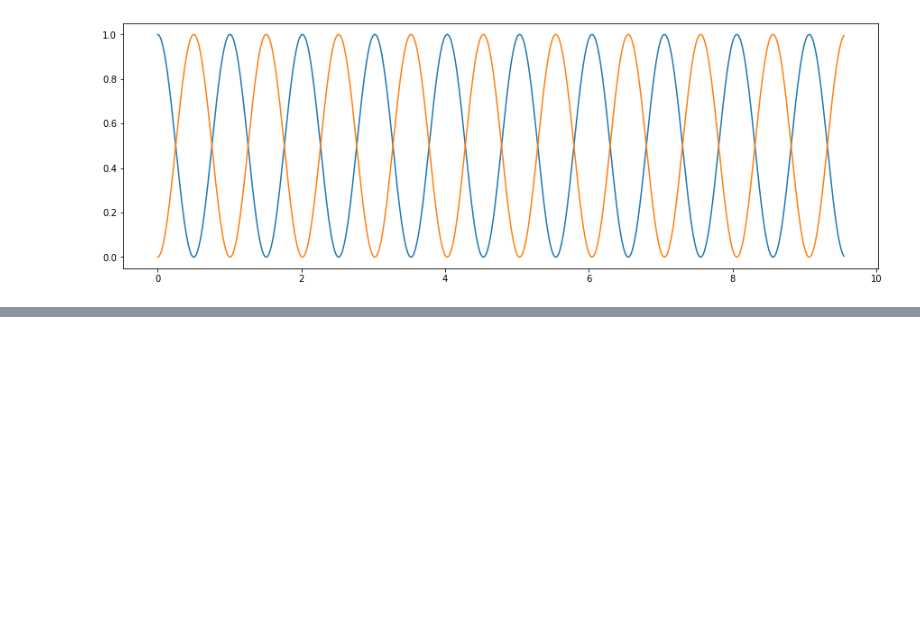
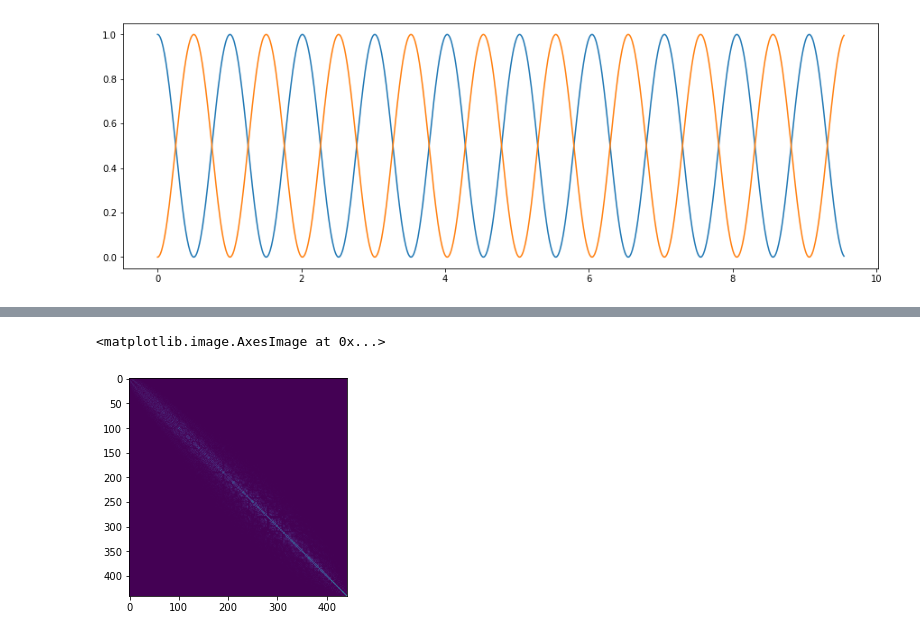
Before and after one commit to Vinther901/Quantum-Optimal-Control, a Jupyter notebook: 2DSystems/NeuralODE.ipynb, the cells around one changed output, grey strips where cells are left out. Saved outputs shown, nothing was run; the diff lists cells and outputs as text; code cells hidden in the pictures; blank space fills up the shorter version.

```diff
--- a/2DSystems/NeuralODE.ipynb
+++ b/2DSystems/NeuralODE.ipynb
@@ -150,0 +439,5 @@ ax.plot(times/t.pi,occs)
+# %%
+plt.imshow((eigvecs.adjoint()@obj.q_mat@eigvecs).abs())
+# %% [output]
+<matplotlib.image.AxesImage at 0x...>
+[figure, added]
```
Also changed, not shown: parts of 48 cells of this notebook, 50 other files.
